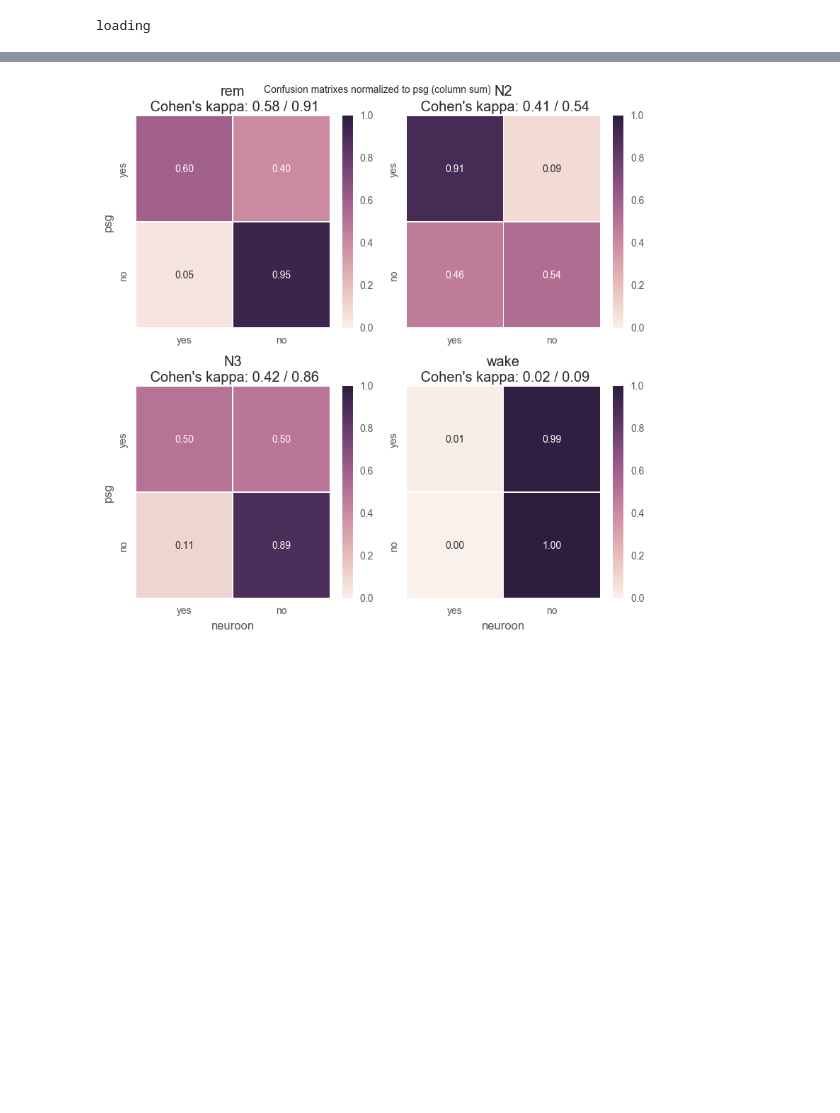
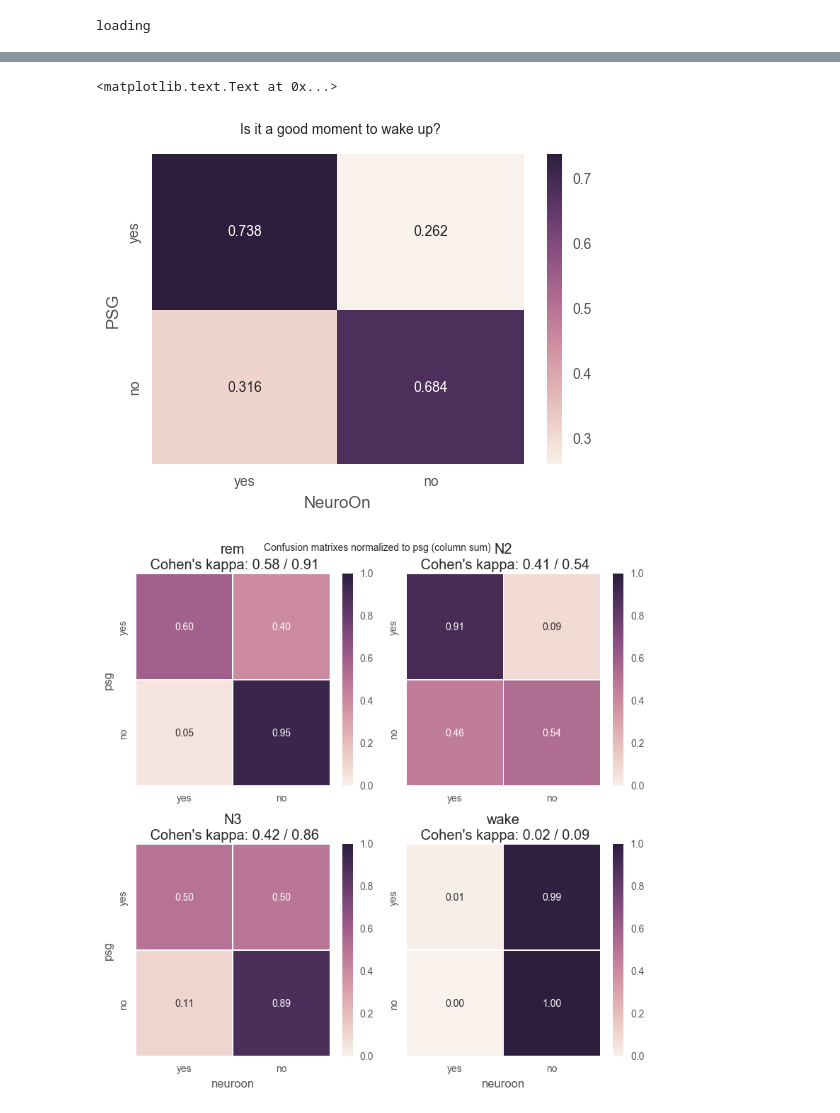
Before and after one commit to jjur/sleep_project, a Jupyter notebook: Hipnogram_comparison.ipynb, the cells around one changed output, grey strips where cells are left out. Cells and saved outputs as stored; diff of their text form; code cells hidden in the pictures; blank space fills up the shorter version.

```diff
--- a/Hipnogram_comparison.ipynb
+++ b/Hipnogram_comparison.ipynb
@@ -204,3 +220,29 @@ accuracy: 0.70
+# %%
+# create waking matrix from the mean of two days' results
+
+final_waking_matrix = np.array([
+    [(wm1[0][0] + wm2[0][0])/2, (wm1[0][1] + wm2[0][1])/2],
+    [(wm1[1][0] + wm2[1][0])/2, (wm1[1][1] + wm2[1][1])/2],
+])
+
+fig, axes = plt.subplots()
+sns.heatmap(
+    final_waking_matrix,
+    annot = True,
+    xticklabels = ['yes', 'no'],
+    yticklabels = ['yes', 'no'],
+    fmt = '.3f', ax = axes)
+
+axes.set_ylabel('PSG')
+axes.set_xlabel('NeuroOn')
+fig.suptitle(
+    u'Is it a good moment to wake up?',
+    horizontalalignment='center',
+    x=0.44
+)
+# %% [output]
+<matplotlib.text.Text at 0x...>
+[figure, added]
 # %%
 def binarize_stages(hipnogram):
     return pd.get_dummies(hipnogram, prefix = 'stage')
```
Also changed, not shown: parts of 9 cells of this notebook.
